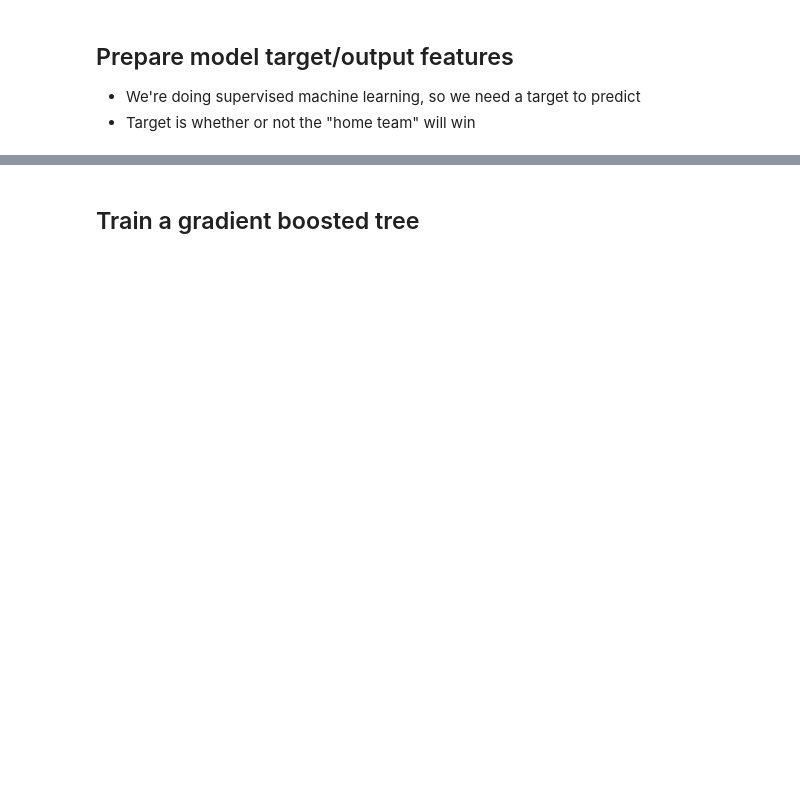
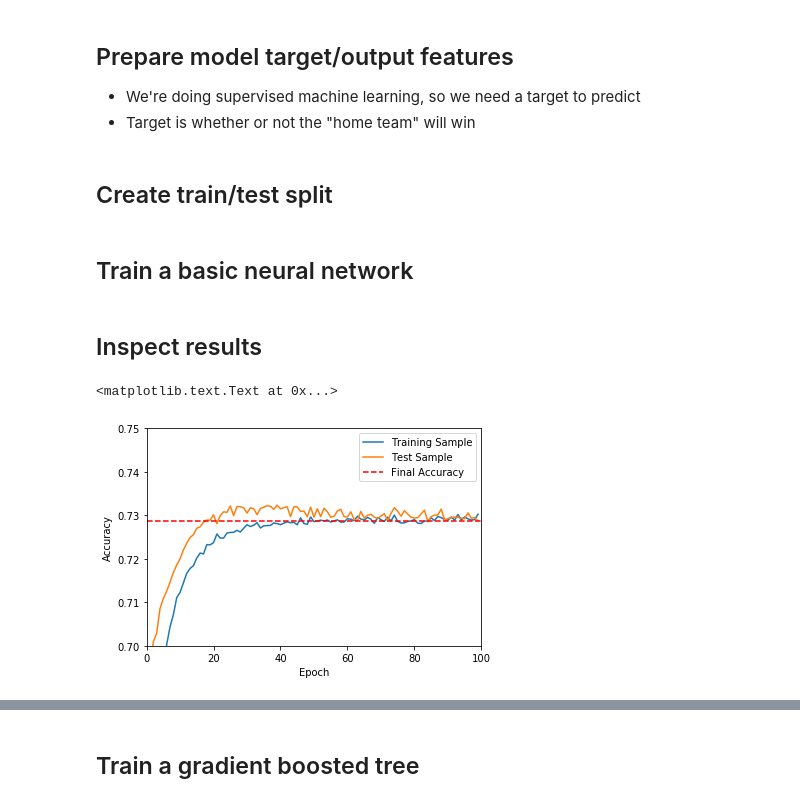
Before and after one commit to rocconnick/march_madness, a Jupyter notebook: presentation.ipynb, the cells around one changed output, grey strips where cells are left out. Drawn from its saved outputs; the diff is of its cells as text; code cells hidden in the pictures; blank space fills up the shorter version.

```diff
--- a/presentation.ipynb
+++ b/presentation.ipynb
@@ -186,5 +279,7 @@ df_matchups["home_win"] = (df_matchups["home_score"] >
                            df_matchups["away_score"])
 
 y = df_matchups["home_win"].astype(int)
+# %% [markdown]
+## Create train/test split
 # %%
 from sklearn import model_selection
@@ -196,0 +295,40 @@ x_train, x_test, y_train, y_test = (model_selection
+# %% [markdown]
+## Train a basic neural network
+# %%
+from keras import models
+from keras import optimizers
+from keras import layers
+
+model_mlp = models.Sequential()
+model_mlp.add(layers.Dense(units=100, input_dim=len(input_columns)))
+model_mlp.add(layers.Dropout(rate=0.85)) # Dropout prevents overfitting
+model_mlp.add(layers.Activation('sigmoid'))
+model_mlp.add(layers.Dense(units=2))
+model_mlp.add(layers.Activation('softmax'))
+
+model_mlp.compile(loss='categorical_crossentropy',
+                  optimizer=optimizers.RMSprop(lr=0.001),
+                  metrics=['accuracy'])
+
+history = model_mlp.fit(x_train, y_cat_train, batch_size=10000, epochs=100,
+                        verbose=0, validation_data=(x_test, y_cat_test))
+# %% [markdown]
+## Inspect results
+# %%
+from matplotlib import pyplot
+%matplotlib inline
+
+pyplot.plot(history.history['acc'])
+pyplot.plot(history.history['val_acc'])
+final_accuracy = history.history['val_acc'][-1]
+pyplot.axhline(final_accuracy, linestyle='--', color='r')
+
+
+pyplot.ylim([0.70, 0.75])
+pyplot.xlim([0, 100])
+pyplot.legend(["Training Sample", "Test Sample", "Final Accuracy"])
+pyplot.xlabel("Epoch")
+pyplot.ylabel("Accuracy")
+# %% [output]
+<matplotlib.text.Text at 0x...>
+[figure, added]
```
Also changed, not shown: parts of 40 cells of this notebook.
